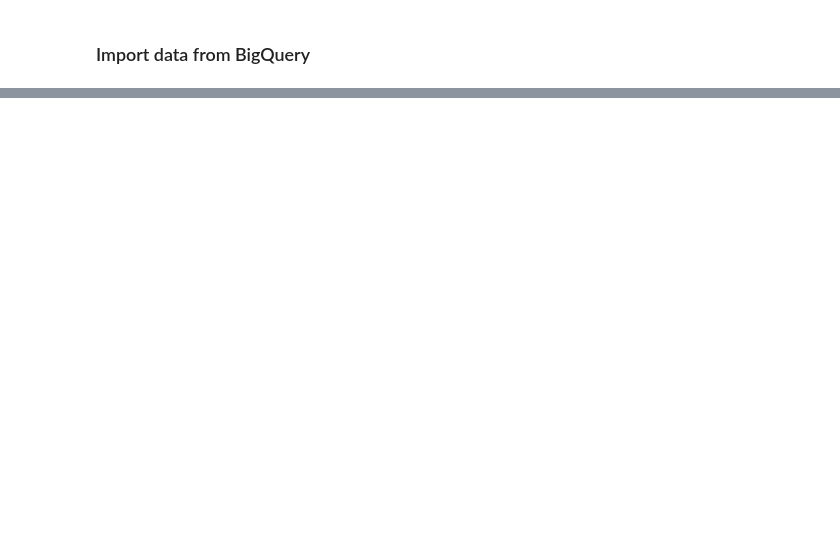
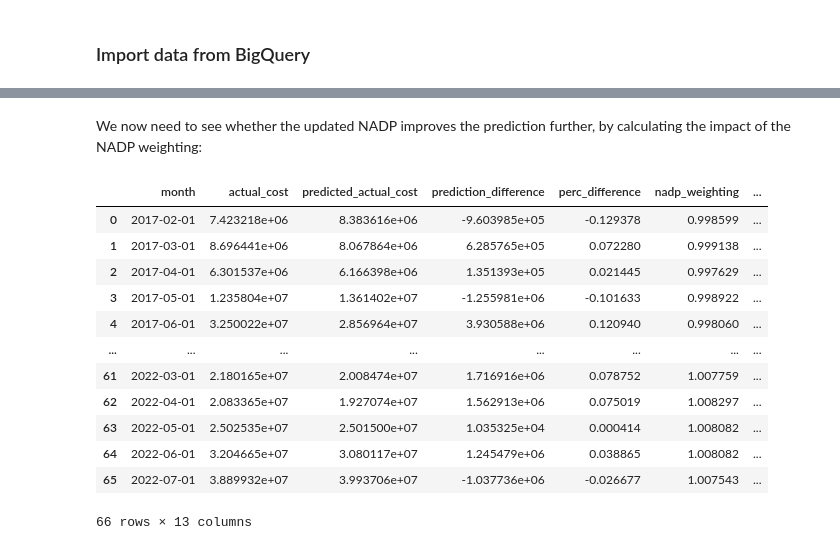
Before and after one commit to ebmdatalab/price-concessions-accuracy-notebook, a Jupyter notebook: notebooks/priceconcessions.ipynb, the cells around one changed output, grey strips where cells are left out. Cells and saved outputs as stored; diff of their text form; code cells hidden in the pictures; blank space fills up the shorter version.

```diff
--- a/notebooks/priceconcessions.ipynb
+++ b/notebooks/priceconcessions.ipynb
@@ -351,0 +179,7 @@ result.describe()
+# %%
+#import NADP data (to Aug 2022)
+importfile = os.path.join("..","data","nadp_fixed.csv") #define the name of the NADP import file
+nadp_df = pd.read_csv(importfile) #import NADP
+nadp_df['month'] = nadp_df['month'].astype('datetime64[ns]') #ensure correct date format
+nadp_df['nadp_weighting'] = (1-(nadp_df['nadp']/100))/0.928 #create weighting of "true" weighting for month vs assumed 7.2%
+ncso_fy_df.reset_index(inplace=True)
@@ -351,0 +286,21 @@ result.describe()
+# %% [markdown]
+We now need to see whether the updated NADP improves the prediction further, by calculating the impact of the NADP weighting:
+# %%
+ncso_sum_df["nadp_predicted_actual_cost"] = ncso_sum_df["predicted_actual_cost"] * ncso_sum_df["nadp_weighting"] # calculate the predicted actual cost using NADP weighting
+ncso_sum_df["nadp_prediction_difference"] = ncso_sum_df["nadp_predicted_actual_cost"] - ncso_sum_df["actual_cost"] # calculate #difference using NADP
+ncso_sum_df['nadp_perc_difference'] = ncso_sum_df['nadp_prediction_difference'] / ncso_sum_df['actual_cost'] #calculate percentage difference using NADP
+ncso_sum_df.reset_index(drop=True)
+# %% [output]
+|  | month | actual_cost | predicted_actual_cost | prediction_difference | perc_difference | nadp_weighting | ... |
+| 0 | 2017-02-01 | 7.423218e+06 | 8.383616e+06 | -9.603985e+05 | -0.129378 | 0.998599 | ... |
+| 1 | 2017-03-01 | 8.696441e+06 | 8.067864e+06 | 6.285765e+05 | 0.072280 | 0.999138 | ... |
+| 2 | 2017-04-01 | 6.301537e+06 | 6.166398e+06 | 1.351393e+05 | 0.021445 | 0.997629 | ... |
+| 3 | 2017-05-01 | 1.235804e+07 | 1.361402e+07 | -1.255981e+06 | -0.101633 | 0.998922 | ... |
+| 4 | 2017-06-01 | 3.250022e+07 | 2.856964e+07 | 3.930588e+06 | 0.120940 | 0.998060 | ... |
+| ... | ... | ... | ... | ... | ... | ... | ... |
+| 61 | 2022-03-01 | 2.180165e+07 | 2.008474e+07 | 1.716916e+06 | 0.078752 | 1.007759 | ... |
+| 62 | 2022-04-01 | 2.083365e+07 | 1.927074e+07 | 1.562913e+06 | 0.075019 | 1.008297 | ... |
+| 63 | 2022-05-01 | 2.502535e+07 | 2.501500e+07 | 1.035325e+04 | 0.000414 | 1.008082 | ... |
+| 64 | 2022-06-01 | 3.204665e+07 | 3.080117e+07 | 1.245479e+06 | 0.038865 | 1.008082 | ... |
+| 65 | 2022-07-01 | 3.889932e+07 | 3.993706e+07 | -1.037736e+06 | -0.026677 | 1.007543 | ... |
+66 rows × 13 columns
```
Also changed, not shown: parts of 65 cells of this notebook, 19 other files.
